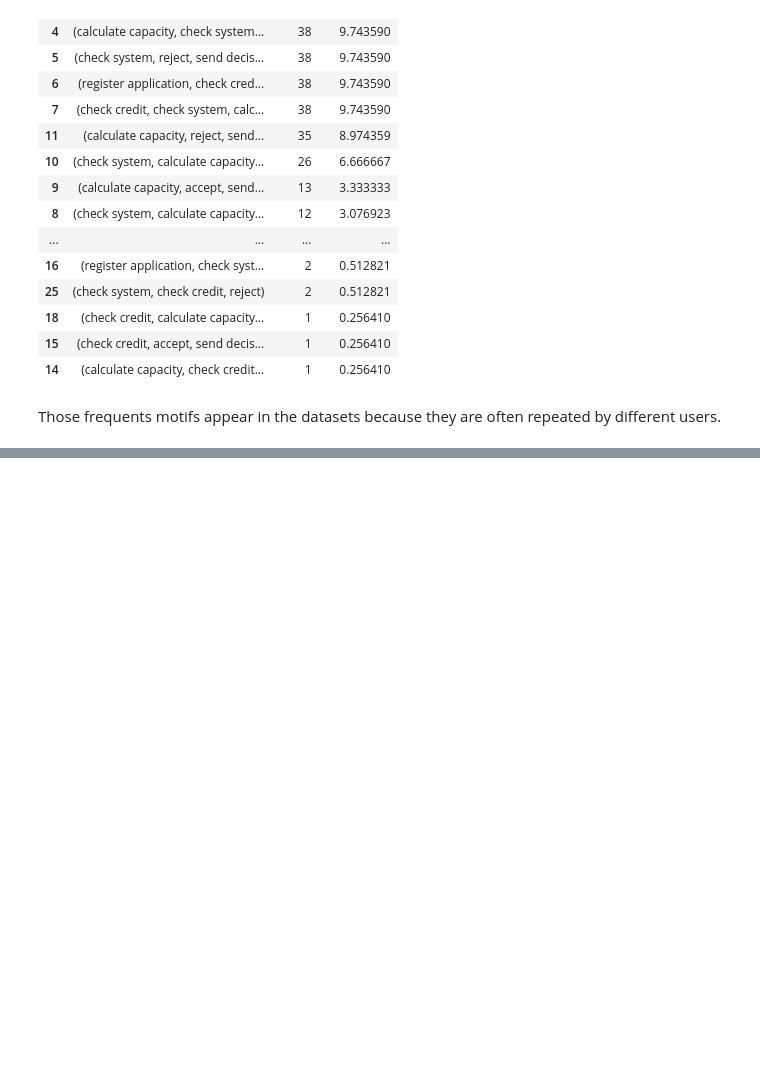
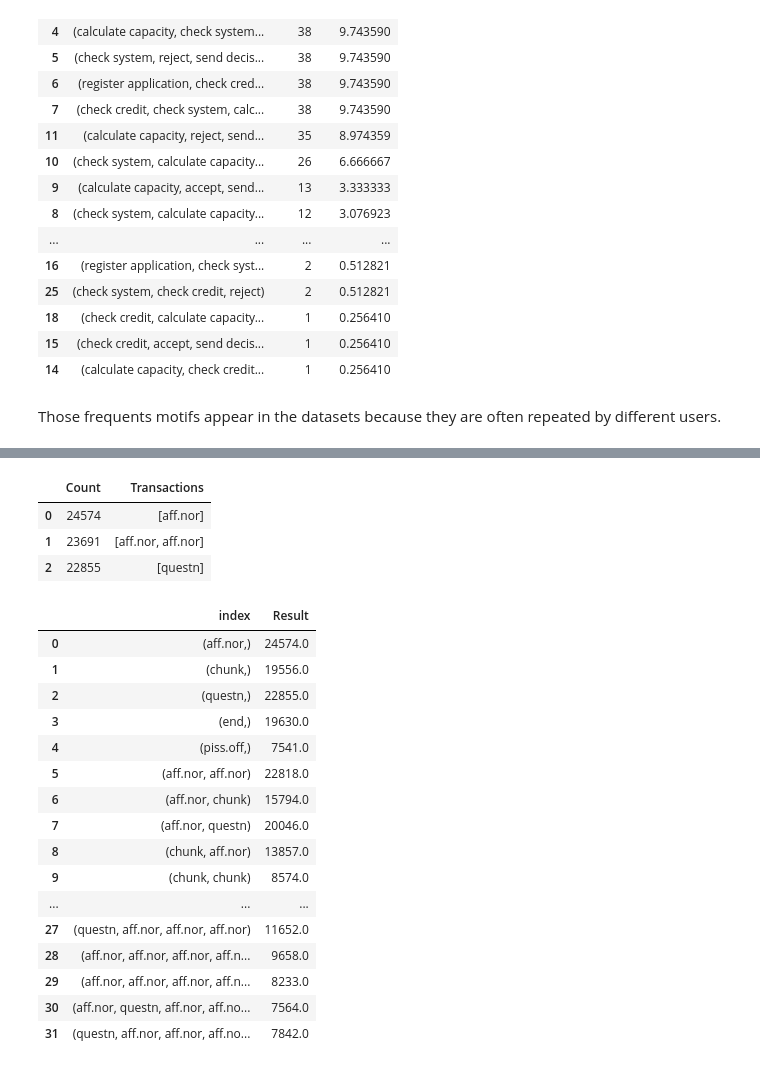
Before and after one commit to Zamanax/Pattern-Mining---B4, a Jupyter notebook: patternmining.ipynb, the cells around one changed output, grey strips where cells are left out. Saved outputs shown, nothing was run; the diff lists cells and outputs as text; code cells hidden in the pictures; blank space fills up the shorter version.

```diff
--- a/patternmining.ipynb
+++ b/patternmining.ipynb
@@ -372,0 +444,37 @@ Those frequents motifs appear in the datasets because they are often repeated by
+# %%
+pd.DataFrame(psLabels.topk(3), columns=["Count", "Transactions"])
+# %% [output]
+|  | Count | Transactions |
+| 0 | 24574 | [aff.nor] |
+| 1 | 23691 | [aff.nor, aff.nor] |
+| 2 | 22855 | [questn] |
+# %%
+from gsppy.gsp import GSP
+
+# Compute the frequent patterns for the tinder messages dataset
+gsp = GSP(tinderMessages)
+gspResults = gsp.search(0.3)
+# %%
+GSPResults = pd.DataFrame(gspResults).transpose()
+GSPResults["Result"] = [[item for item in value if not pd.isna(item)][0] for value in pd.DataFrame(gspResults).transpose().values.tolist()]
+GSPResults.drop(columns=[0, 1, 2, 3, 4], inplace=True)
+GSPResults.reset_index(inplace=True)
+GSPResults
+# %% [output]
+|  | index | Result |
+| 0 | (aff.nor,) | 24574.0 |
+| 1 | (chunk,) | 19556.0 |
+| 2 | (questn,) | 22855.0 |
+| 3 | (end,) | 19630.0 |
+| 4 | (piss.off,) | 7541.0 |
+| 5 | (aff.nor, aff.nor) | 22818.0 |
+| 6 | (aff.nor, chunk) | 15794.0 |
+| 7 | (aff.nor, questn) | 20046.0 |
+| 8 | (chunk, aff.nor) | 13857.0 |
+| 9 | (chunk, chunk) | 8574.0 |
+| ... | ... | ... |
+| 27 | (questn, aff.nor, aff.nor, aff.nor) | 11652.0 |
+| 28 | (aff.nor, aff.nor, aff.nor, aff.n... | 9658.0 |
+| 29 | (aff.nor, aff.nor, aff.nor, aff.n... | 8233.0 |
+| 30 | (aff.nor, questn, aff.nor, aff.no... | 7564.0 |
+| 31 | (questn, aff.nor, aff.nor, aff.no... | 7842.0 |
```
Also changed, not shown: parts of 30 cells of this notebook, 2 other files.
